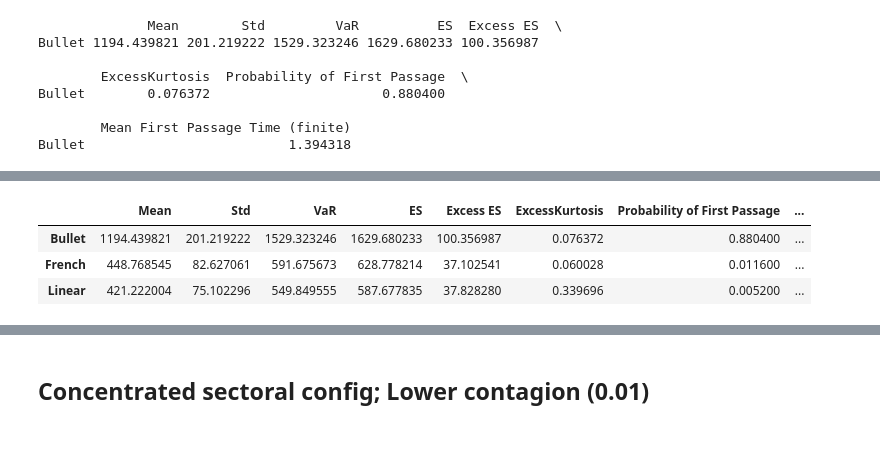
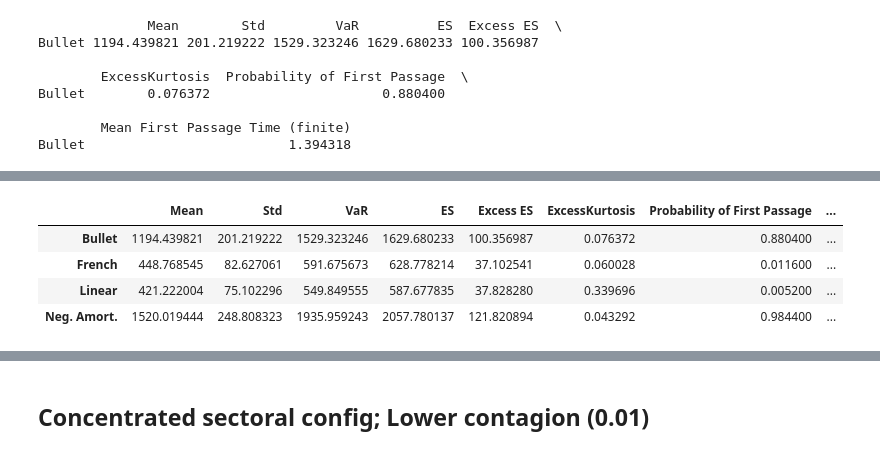
Before and after one commit to Sidh-Sharma/monte_carlo_defaults_sim, a Jupyter notebook: amortisation/first_passage_time.ipynb, the cells around one changed output, grey strips where cells are left out. Drawn from its saved outputs; the diff is of its cells as text; code cells hidden in the pictures.

```diff
--- a/amortisation/first_passage_time.ipynb
+++ b/amortisation/first_passage_time.ipynb
@@ -1000,0 +1031,23 @@ Linear                      0.005200                          1.130230
+# %%
+loan_n = [
+    {
+        "type": 'negative',
+        "P": 10.0,
+        "N": 12,
+        "r": 0.12,
+    }
+    for i in range(N_firms)
+]
+
+losses_n, Y_max_vals_n, n_defaults_n, fp_times_n = run_simulation_time(params, loan_n, y_star_b, num_trials=NUM_TRIALS)
+metrics_n = compute_loss_metrics(losses_n, alpha=0.95)
+
+fp_metrics_n = compute_fp_metrics(fp_times_n)
+
+metrics_n_df = pd.DataFrame({**metrics_n, **fp_metrics_n}, index=['Neg. Amort.'])
+print(metrics_n_df)
+
+loss_distribution_plot(losses_n, 'Negative Amortisation', tag='balanced_neg_amort')
+
+print(np.corrcoef(Y_max_vals_n, losses_n)[0,1])
+plot_Ymax_vs_loss(Y_max_vals_n, losses_n, tag='balanced_neg_amort')
@@ -1001,11 +1064,12 @@ Linear                      0.005200                          1.130230
 # %%
-metrics1 = pd.concat([metrics_b_df, metrics_f_df, metrics_l_df])
+metrics1 = pd.concat([metrics_b_df, metrics_f_df, metrics_l_df, metrics_n_df])
 metrics1
 # %% [output]
 |  | Mean | Std | VaR | ES | Excess ES | ExcessKurtosis | Probability of First Passage | ... |
 | Bullet | 1194.439821 | 201.219222 | 1529.323246 | 1629.680233 | 100.356987 | 0.076372 | 0.880400 | ... |
 | French | 448.768545 | 82.627061 | 591.675673 | 628.778214 | 37.102541 | 0.060028 | 0.011600 | ... |
 | Linear | 421.222004 | 75.102296 | 549.849555 | 587.677835 | 37.828280 | 0.339696 | 0.005200 | ... |
+| Neg. Amort. | 1520.019444 | 248.808323 | 1935.959243 | 2057.780137 | 121.820894 | 0.043292 | 0.984400 | ... |
 # %%
 fp_dict_b = {
     'Bullet': fp_times_b,
```
Also changed, not shown: parts of 19 cells of this notebook, 6 other files.
